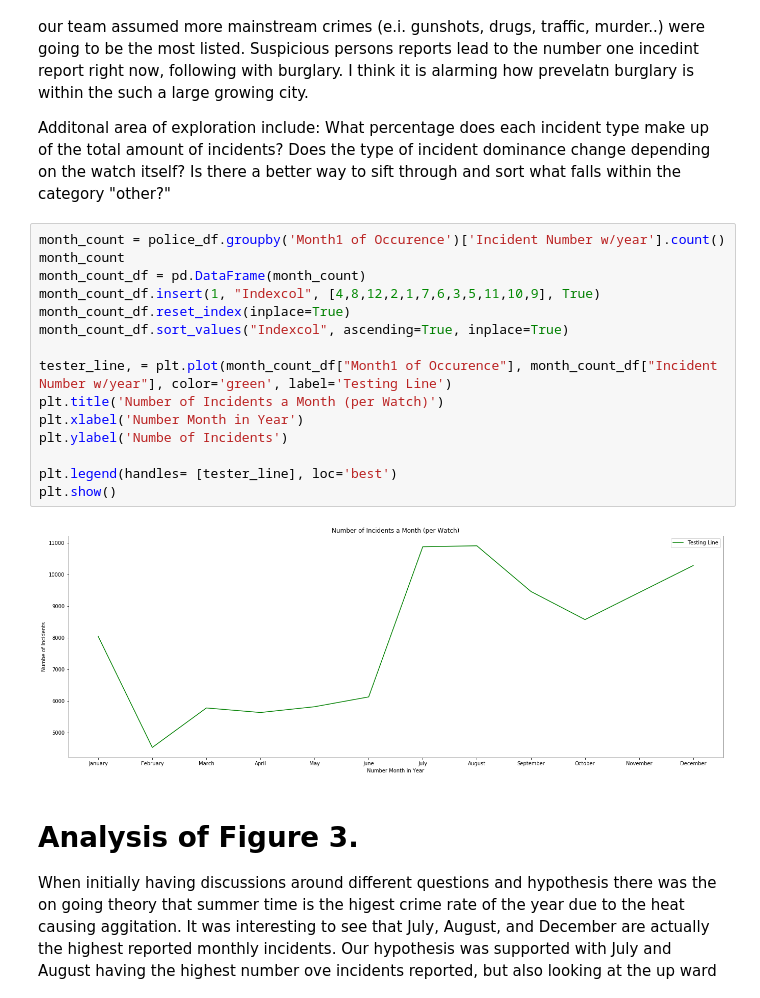
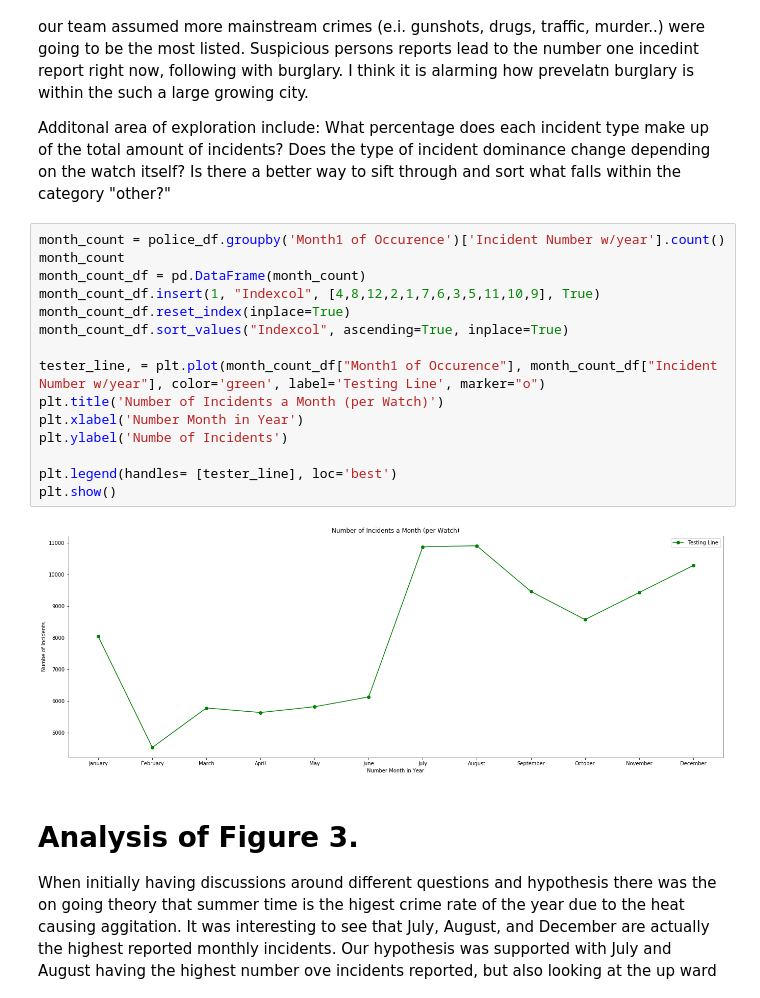
Before and after one commit to benjaminpodell/Project_1, a Jupyter notebook: groupb_beta.ipynb, the cells around one changed output. Cells and saved outputs as stored; diff of their text form.

Commit message:
Added markers on line graph groupb_beta.ipynb

```diff
--- a/groupb_beta.ipynb
+++ b/groupb_beta.ipynb
@@ -359,20 +359,20 @@ Additonal area of exploration include: What percentage does each incident type m
 # %%
 month_count = police_df.groupby('Month1 of Occurence')['Incident Number w/year'].count()
 month_count
 month_count_df = pd.DataFrame(month_count)
 month_count_df.insert(1, "Indexcol", [4,8,12,2,1,7,6,3,5,11,10,9], True)
 month_count_df.reset_index(inplace=True)
 month_count_df.sort_values("Indexcol", ascending=True, inplace=True)
 
-tester_line, = plt.plot(month_count_df["Month1 of Occurence"], month_count_df["Incident Number w/year"], color='green', label='Testing Line')
+tester_line, = plt.plot(month_count_df["Month1 of Occurence"], month_count_df["Incident Number w/year"], color='green', label='Testing Line', marker="o")
 plt.title('Number of Incidents a Month (per Watch)')
 plt.xlabel('Number Month in Year')
 plt.ylabel('Numbe of Incidents')
 
 plt.legend(handles= [tester_line], loc='best')
 plt.show()
 # %% [output]
-[figure, old version]
+[figure, new version]
 # %% [markdown]
 # Analysis of Figure 3.
 
```
Also changed, not shown: parts of 2 cells of this notebook, 2 other files.
